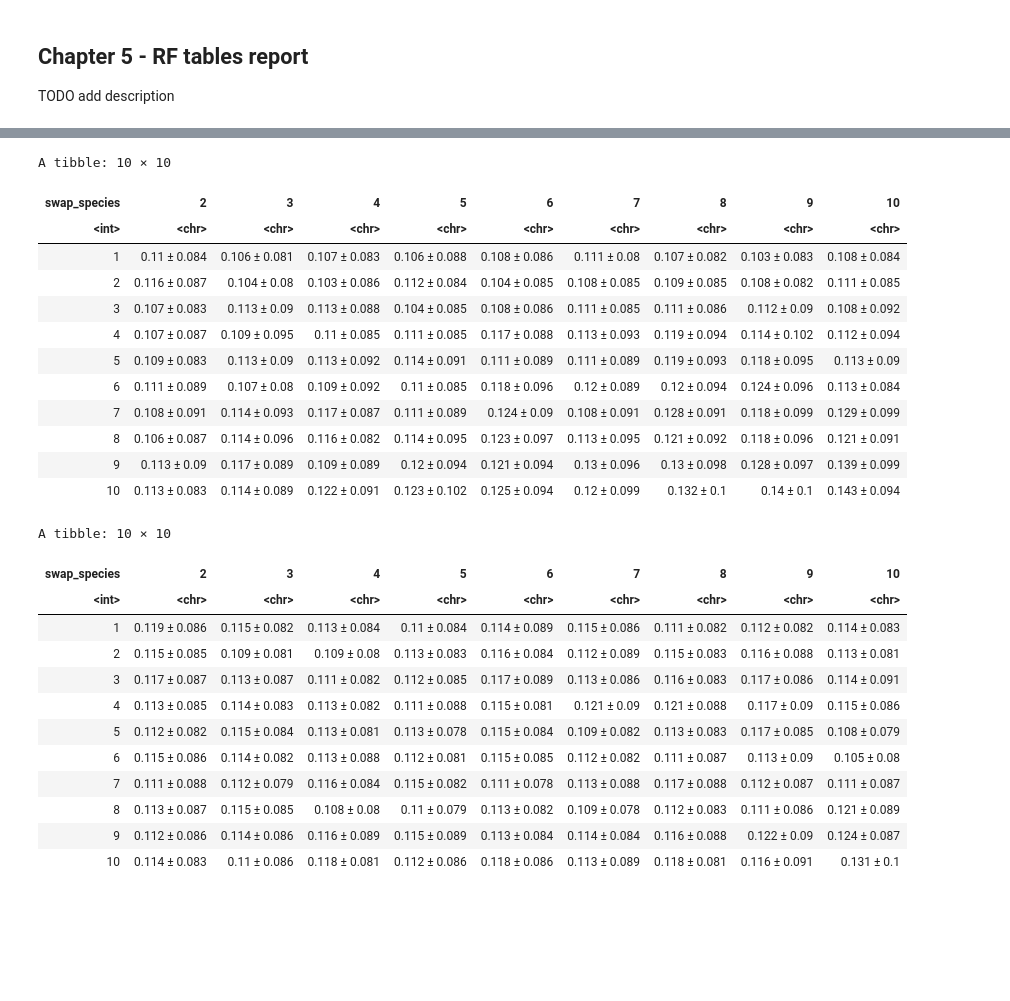
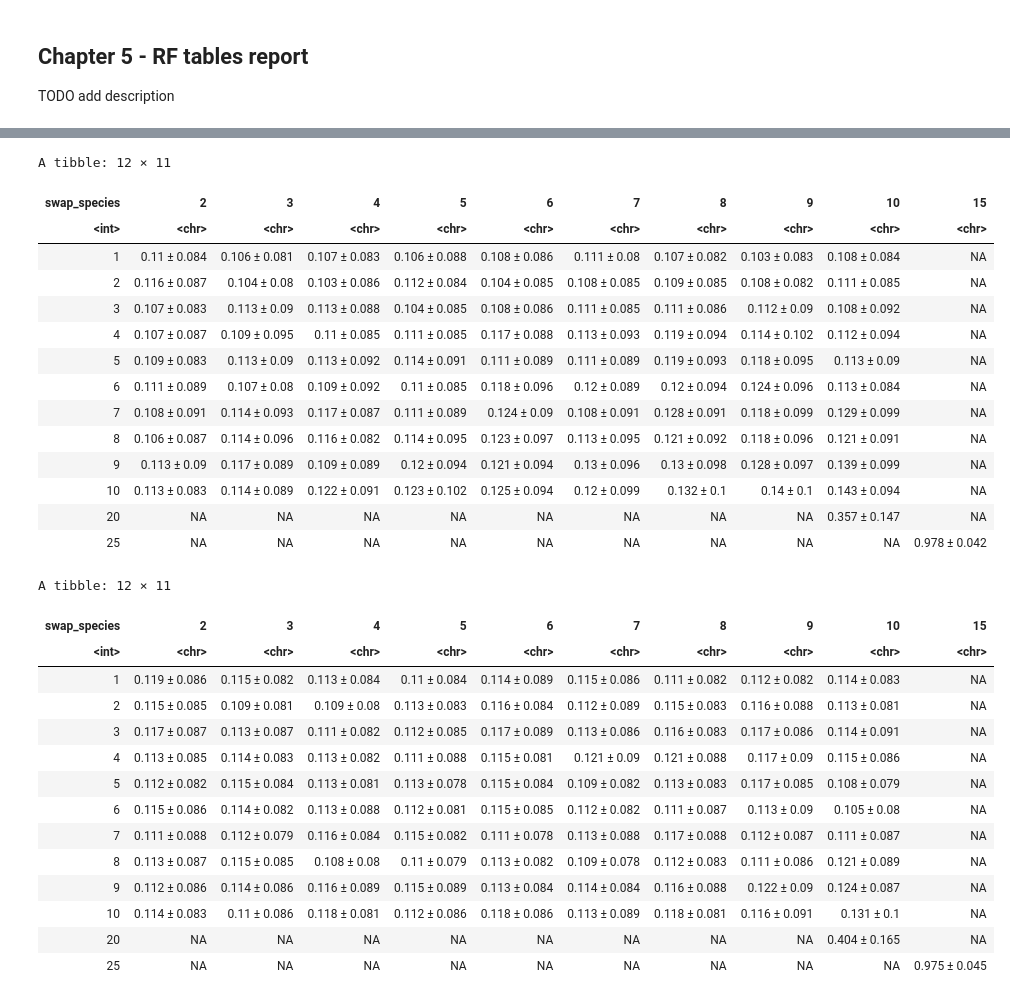
Before and after one commit to alessiovignoli/paralogs-nf, a Jupyter notebook: analysis/swapped_data.ipynb, the cells around one changed output, grey strips where cells are left out. Saved outputs shown, nothing was run; the diff lists cells and outputs as text; code cells hidden in the pictures; blank space fills up the shorter version.

```diff
--- a/analysis/swapped_data.ipynb
+++ b/analysis/swapped_data.ipynb
@@ -180,6 +180,16 @@ for (run in run_dirs) {
             ml_st_tree = read.tree(ml_st_file)
             ml_st_tree = unroot(ml_st_tree)
 
+            # check if there any non-bynary (consensus trees) among the 4 trees present in the files above
+            all_method_trees = c(me_sm_tree, me_st_tree, ml_sm_tree, ml_st_tree)
+            if (length(which(is.binary(all_method_trees) == FALSE)) != 0) {
+
+                # if there are non-binary trees, iterate through them and transformed into a binary one using multi2di package
+                for (tree in which(is.binary(all_method_trees) == FALSE)) {
+                    all_method_trees[[tree]] = multi2di(all_method_trees[[tree]])
+                }
+            }
+
             # read the reference tree associated with this family.
             ref_tree_file = file.path(paste0(strsplit(m, '_swap_')[[1]][1], '.nwk'))
             ref_tree      = read.tree(ref_tree_file)
@@ -198,10 +208,7 @@ for (run in run_dirs) {
 
             # compute the RF distance matrix, all against all. 5 tree in total.
             all_trees        = c(ref_subtree,
-                                 me_sm_tree,
-                                 me_st_tree,
-                                 ml_sm_tree,
-                                 ml_st_tree
+                                 all_method_trees
                                 )
             class(all_trees) = "multiPhylo"
             all_vs_all_rf    = RF.dist(all_trees, normalize = TRUE)
@@ -430,46 +1069,49 @@ A tibble: 10 × 10
 # %%
 # group 5, ML + SM
 
 # read the table compiled in chapter 4. So this cell does not depend on that one to run, it just needs the table file.
 df_new = read.table("tables/RF_swapped_set_all_methods_vs_reference.tsv", header=T)
 
 # filter the above table to retain only rf values associated with trees coming from group 1 and method ME + SM
 df_group5_ML_SM = df_new  %>%
   filter(group == "group5_11th", method == "SM_ML")
 
 # Group by the swap_species and swap_seq per swap combination and calculate mean rf_val and sd
 df_group5_ML_SM_processed = df_group5_ML_SM %>%
     group_by(swap_species, swap_seq) %>%
     summarise(
         mean_rf = round(mean(rf_val), 3),
         sd_rf = round(sd(rf_val), 3),
         .groups = "drop"
     ) %>%
     # Combine mean and sd into one string
     mutate(mean_sd = paste0(mean_rf, " ± ", sd_rf)) %>%
     select(swap_species, swap_seq, mean_sd) %>%
     # Create a wide format 10x10 matrix/table
     pivot_wider(names_from = swap_seq, values_from = mean_sd, values_fill = NA) %>%
     # Arrange rows in order
     arrange(swap_species)
 
 df_group5_ML_SM_processed
+write.table(df_group5_ML_SM_processed, file = "tables/avg_RF_swapped_set_group5_ML_SM_vs_reference.tsv", quote = FALSE, row.names = FALSE, sep = "\t")
 # %% [output]
-A tibble: 10 × 10
+A tibble: 12 × 11
-| swap_species | 2 | 3 | 4 | 5 | 6 | 7 | 8 | 9 | 10 |
-| <int> | <chr> | <chr> | <chr> | <chr> | <chr> | <chr> | <chr> | <chr> | <chr> |
-| 1 | 0.11 ± 0.084 | 0.106 ± 0.081 | 0.107 ± 0.083 | 0.106 ± 0.088 | 0.108 ± 0.086 | 0.111 ± 0.08 | 0.107 ± 0.082 | 0.103 ± 0.083 | 0.108 ± 0.084 |
-| 2 | 0.116 ± 0.087 | 0.104 ± 0.08 | 0.103 ± 0.086 | 0.112 ± 0.084 | 0.104 ± 0.085 | 0.108 ± 0.085 | 0.109 ± 0.085 | 0.108 ± 0.082 | 0.111 ± 0.085 |
-| 3 | 0.107 ± 0.083 | 0.113 ± 0.09 | 0.113 ± 0.088 | 0.104 ± 0.085 | 0.108 ± 0.086 | 0.111 ± 0.085 | 0.111 ± 0.086 | 0.112 ± 0.09 | 0.108 ± 0.092 |
-| 4 | 0.107 ± 0.087 | 0.109 ± 0.095 | 0.11 ± 0.085 | 0.111 ± 0.085 | 0.117 ± 0.088 | 0.113 ± 0.093 | 0.119 ± 0.094 | 0.114 ± 0.102 | 0.112 ± 0.094 |
-| 5 | 0.109 ± 0.083 | 0.113 ± 0.09 | 0.113 ± 0.092 | 0.114 ± 0.091 | 0.111 ± 0.089 | 0.111 ± 0.089 | 0.119 ± 0.093 | 0.118 ± 0.095 | 0.113 ± 0.09 |
-| 6 | 0.111 ± 0.089 | 0.107 ± 0.08 | 0.109 ± 0.092 | 0.11 ± 0.085 | 0.118 ± 0.096 | 0.12 ± 0.089 | 0.12 ± 0.094 | 0.124 ± 0.096 | 0.113 ± 0.084 |
-| 7 | 0.108 ± 0.091 | 0.114 ± 0.093 | 0.117 ± 0.087 | 0.111 ± 0.089 | 0.124 ± 0.09 | 0.108 ± 0.091 | 0.128 ± 0.091 | 0.118 ± 0.099 | 0.129 ± 0.099 |
-| 8 | 0.106 ± 0.087 | 0.114 ± 0.096 | 0.116 ± 0.082 | 0.114 ± 0.095 | 0.123 ± 0.097 | 0.113 ± 0.095 | 0.121 ± 0.092 | 0.118 ± 0.096 | 0.121 ± 0.091 |
-| 9 | 0.113 ± 0.09 | 0.117 ± 0.089 | 0.109 ± 0.089 | 0.12 ± 0.094 | 0.121 ± 0.094 | 0.13 ± 0.096 | 0.13 ± 0.098 | 0.128 ± 0.097 | 0.139 ± 0.099 |
-| 10 | 0.113 ± 0.083 | 0.114 ± 0.089 | 0.122 ± 0.091 | 0.123 ± 0.102 | 0.125 ± 0.094 | 0.12 ± 0.099 | 0.132 ± 0.1 | 0.14 ± 0.1 | 0.143 ± 0.094 |
+| swap_species | 2 | 3 | 4 | 5 | 6 | 7 | 8 | 9 | 10 | 15 |
+| <int> | <chr> | <chr> | <chr> | <chr> | <chr> | <chr> | <chr> | <chr> | <chr> | <chr> |
+| 1 | 0.11 ± 0.084 | 0.106 ± 0.081 | 0.107 ± 0.083 | 0.106 ± 0.088 | 0.108 ± 0.086 | 0.111 ± 0.08 | 0.107 ± 0.082 | 0.103 ± 0.083 | 0.108 ± 0.084 | NA |
+| 2 | 0.116 ± 0.087 | 0.104 ± 0.08 | 0.103 ± 0.086 | 0.112 ± 0.084 | 0.104 ± 0.085 | 0.108 ± 0.085 | 0.109 ± 0.085 | 0.108 ± 0.082 | 0.111 ± 0.085 | NA |
+| 3 | 0.107 ± 0.083 | 0.113 ± 0.09 | 0.113 ± 0.088 | 0.104 ± 0.085 | 0.108 ± 0.086 | 0.111 ± 0.085 | 0.111 ± 0.086 | 0.112 ± 0.09 | 0.108 ± 0.092 | NA |
+| 4 | 0.107 ± 0.087 | 0.109 ± 0.095 | 0.11 ± 0.085 | 0.111 ± 0.085 | 0.117 ± 0.088 | 0.113 ± 0.093 | 0.119 ± 0.094 | 0.114 ± 0.102 | 0.112 ± 0.094 | NA |
+| 5 | 0.109 ± 0.083 | 0.113 ± 0.09 | 0.113 ± 0.092 | 0.114 ± 0.091 | 0.111 ± 0.089 | 0.111 ± 0.089 | 0.119 ± 0.093 | 0.118 ± 0.095 | 0.113 ± 0.09 | NA |
+| 6 | 0.111 ± 0.089 | 0.107 ± 0.08 | 0.109 ± 0.092 | 0.11 ± 0.085 | 0.118 ± 0.096 | 0.12 ± 0.089 | 0.12 ± 0.094 | 0.124 ± 0.096 | 0.113 ± 0.084 | NA |
+| 7 | 0.108 ± 0.091 | 0.114 ± 0.093 | 0.117 ± 0.087 | 0.111 ± 0.089 | 0.124 ± 0.09 | 0.108 ± 0.091 | 0.128 ± 0.091 | 0.118 ± 0.099 | 0.129 ± 0.099 | NA |
+| 8 | 0.106 ± 0.087 | 0.114 ± 0.096 | 0.116 ± 0.082 | 0.114 ± 0.095 | 0.123 ± 0.097 | 0.113 ± 0.095 | 0.121 ± 0.092 | 0.118 ± 0.096 | 0.121 ± 0.091 | NA |
+| 9 | 0.113 ± 0.09 | 0.117 ± 0.089 | 0.109 ± 0.089 | 0.12 ± 0.094 | 0.121 ± 0.094 | 0.13 ± 0.096 | 0.13 ± 0.098 | 0.128 ± 0.097 | 0.139 ± 0.099 | NA |
+| 10 | 0.113 ± 0.083 | 0.114 ± 0.089 | 0.122 ± 0.091 | 0.123 ± 0.102 | 0.125 ± 0.094 | 0.12 ± 0.099 | 0.132 ± 0.1 | 0.14 ± 0.1 | 0.143 ± 0.094 | NA |
+| 20 | NA | NA | NA | NA | NA | NA | NA | NA | 0.357 ± 0.147 | NA |
+| 25 | NA | NA | NA | NA | NA | NA | NA | NA | NA | 0.978 ± 0.042 |
 # %%
-# group 5, ML + SM
+# group 5, ML + ST
 
 # read the table compiled in chapter 4. So this cell does not depend on that one to run, it just needs the table file.
 df_new = read.table("tables/RF_swapped_set_all_methods_vs_reference.tsv", header=T)
@@ -495,17 +1137,20 @@ df_group5_ML_ST_processed = df_group5_ML_ST %>%
     arrange(swap_species)
 
 df_group5_ML_ST_processed
+write.table(df_group5_ML_ST_processed, file = "tables/avg_RF_swapped_set_group5_ML_ST_vs_reference.tsv", quote = FALSE, row.names = FALSE, sep = "\t")
 # %% [output]
-A tibble: 10 × 10
+A tibble: 12 × 11
-| swap_species | 2 | 3 | 4 | 5 | 6 | 7 | 8 | 9 | 10 |
-| <int> | <chr> | <chr> | <chr> | <chr> | <chr> | <chr> | <chr> | <chr> | <chr> |
-| 1 | 0.119 ± 0.086 | 0.115 ± 0.082 | 0.113 ± 0.084 | 0.11 ± 0.084 | 0.114 ± 0.089 | 0.115 ± 0.086 | 0.111 ± 0.082 | 0.112 ± 0.082 | 0.114 ± 0.083 |
-| 2 | 0.115 ± 0.085 | 0.109 ± 0.081 | 0.109 ± 0.08 | 0.113 ± 0.083 | 0.116 ± 0.084 | 0.112 ± 0.089 | 0.115 ± 0.083 | 0.116 ± 0.088 | 0.113 ± 0.081 |
-| 3 | 0.117 ± 0.087 | 0.113 ± 0.087 | 0.111 ± 0.082 | 0.112 ± 0.085 | 0.117 ± 0.089 | 0.113 ± 0.086 | 0.116 ± 0.083 | 0.117 ± 0.086 | 0.114 ± 0.091 |
-| 4 | 0.113 ± 0.085 | 0.114 ± 0.083 | 0.113 ± 0.082 | 0.111 ± 0.088 | 0.115 ± 0.081 | 0.121 ± 0.09 | 0.121 ± 0.088 | 0.117 ± 0.09 | 0.115 ± 0.086 |
-| 5 | 0.112 ± 0.082 | 0.115 ± 0.084 | 0.113 ± 0.081 | 0.113 ± 0.078 | 0.115 ± 0.084 | 0.109 ± 0.082 | 0.113 ± 0.083 | 0.117 ± 0.085 | 0.108 ± 0.079 |
-| 6 | 0.115 ± 0.086 | 0.114 ± 0.082 | 0.113 ± 0.088 | 0.112 ± 0.081 | 0.115 ± 0.085 | 0.112 ± 0.082 | 0.111 ± 0.087 | 0.113 ± 0.09 | 0.105 ± 0.08 |
-| 7 | 0.111 ± 0.088 | 0.112 ± 0.079 | 0.116 ± 0.084 | 0.115 ± 0.082 | 0.111 ± 0.078 | 0.113 ± 0.088 | 0.117 ± 0.088 | 0.112 ± 0.087 | 0.111 ± 0.087 |
-| 8 | 0.113 ± 0.087 | 0.115 ± 0.085 | 0.108 ± 0.08 | 0.11 ± 0.079 | 0.113 ± 0.082 | 0.109 ± 0.078 | 0.112 ± 0.083 | 0.111 ± 0.086 | 0.121 ± 0.089 |
-| 9 | 0.112 ± 0.086 | 0.114 ± 0.086 | 0.116 ± 0.089 | 0.115 ± 0.089 | 0.113 ± 0.084 | 0.114 ± 0.084 | 0.116 ± 0.088 | 0.122 ± 0.09 | 0.124 ± 0.087 |
-| 10 | 0.114 ± 0.083 | 0.11 ± 0.086 | 0.118 ± 0.081 | 0.112 ± 0.086 | 0.118 ± 0.086 | 0.113 ± 0.089 | 0.118 ± 0.081 | 0.116 ± 0.091 | 0.131 ± 0.1 |
+| swap_species | 2 | 3 | 4 | 5 | 6 | 7 | 8 | 9 | 10 | 15 |
+| <int> | <chr> | <chr> | <chr> | <chr> | <chr> | <chr> | <chr> | <chr> | <chr> | <chr> |
+| 1 | 0.119 ± 0.086 | 0.115 ± 0.082 | 0.113 ± 0.084 | 0.11 ± 0.084 | 0.114 ± 0.089 | 0.115 ± 0.086 | 0.111 ± 0.082 | 0.112 ± 0.082 | 0.114 ± 0.083 | NA |
+| 2 | 0.115 ± 0.085 | 0.109 ± 0.081 | 0.109 ± 0.08 | 0.113 ± 0.083 | 0.116 ± 0.084 | 0.112 ± 0.089 | 0.115 ± 0.083 | 0.116 ± 0.088 | 0.113 ± 0.081 | NA |
+| 3 | 0.117 ± 0.087 | 0.113 ± 0.087 | 0.111 ± 0.082 | 0.112 ± 0.085 | 0.117 ± 0.089 | 0.113 ± 0.086 | 0.116 ± 0.083 | 0.117 ± 0.086 | 0.114 ± 0.091 | NA |
+| 4 | 0.113 ± 0.085 | 0.114 ± 0.083 | 0.113 ± 0.082 | 0.111 ± 0.088 | 0.115 ± 0.081 | 0.121 ± 0.09 | 0.121 ± 0.088 | 0.117 ± 0.09 | 0.115 ± 0.086 | NA |
+| 5 | 0.112 ± 0.082 | 0.115 ± 0.084 | 0.113 ± 0.081 | 0.113 ± 0.078 | 0.115 ± 0.084 | 0.109 ± 0.082 | 0.113 ± 0.083 | 0.117 ± 0.085 | 0.108 ± 0.079 | NA |
+| 6 | 0.115 ± 0.086 | 0.114 ± 0.082 | 0.113 ± 0.088 | 0.112 ± 0.081 | 0.115 ± 0.085 | 0.112 ± 0.082 | 0.111 ± 0.087 | 0.113 ± 0.09 | 0.105 ± 0.08 | NA |
+| 7 | 0.111 ± 0.088 | 0.112 ± 0.079 | 0.116 ± 0.084 | 0.115 ± 0.082 | 0.111 ± 0.078 | 0.113 ± 0.088 | 0.117 ± 0.088 | 0.112 ± 0.087 | 0.111 ± 0.087 | NA |
+| 8 | 0.113 ± 0.087 | 0.115 ± 0.085 | 0.108 ± 0.08 | 0.11 ± 0.079 | 0.113 ± 0.082 | 0.109 ± 0.078 | 0.112 ± 0.083 | 0.111 ± 0.086 | 0.121 ± 0.089 | NA |
+| 9 | 0.112 ± 0.086 | 0.114 ± 0.086 | 0.116 ± 0.089 | 0.115 ± 0.089 | 0.113 ± 0.084 | 0.114 ± 0.084 | 0.116 ± 0.088 | 0.122 ± 0.09 | 0.124 ± 0.087 | NA |
+| 10 | 0.114 ± 0.083 | 0.11 ± 0.086 | 0.118 ± 0.081 | 0.112 ± 0.086 | 0.118 ± 0.086 | 0.113 ± 0.089 | 0.118 ± 0.081 | 0.116 ± 0.091 | 0.131 ± 0.1 | NA |
+| 20 | NA | NA | NA | NA | NA | NA | NA | NA | 0.404 ± 0.165 | NA |
+| 25 | NA | NA | NA | NA | NA | NA | NA | NA | NA | 0.975 ± 0.045 |
```
Also changed, not shown: parts of 19 cells of this notebook, 22 other files.
